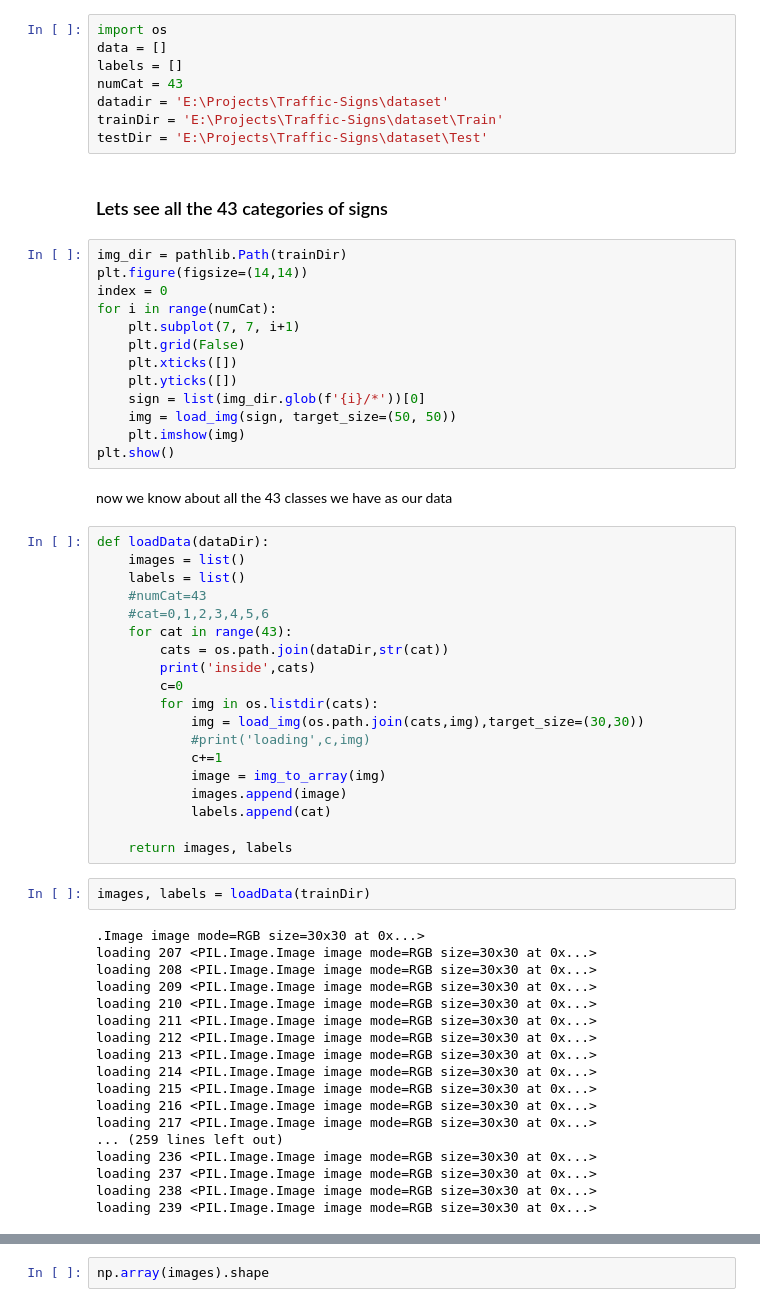
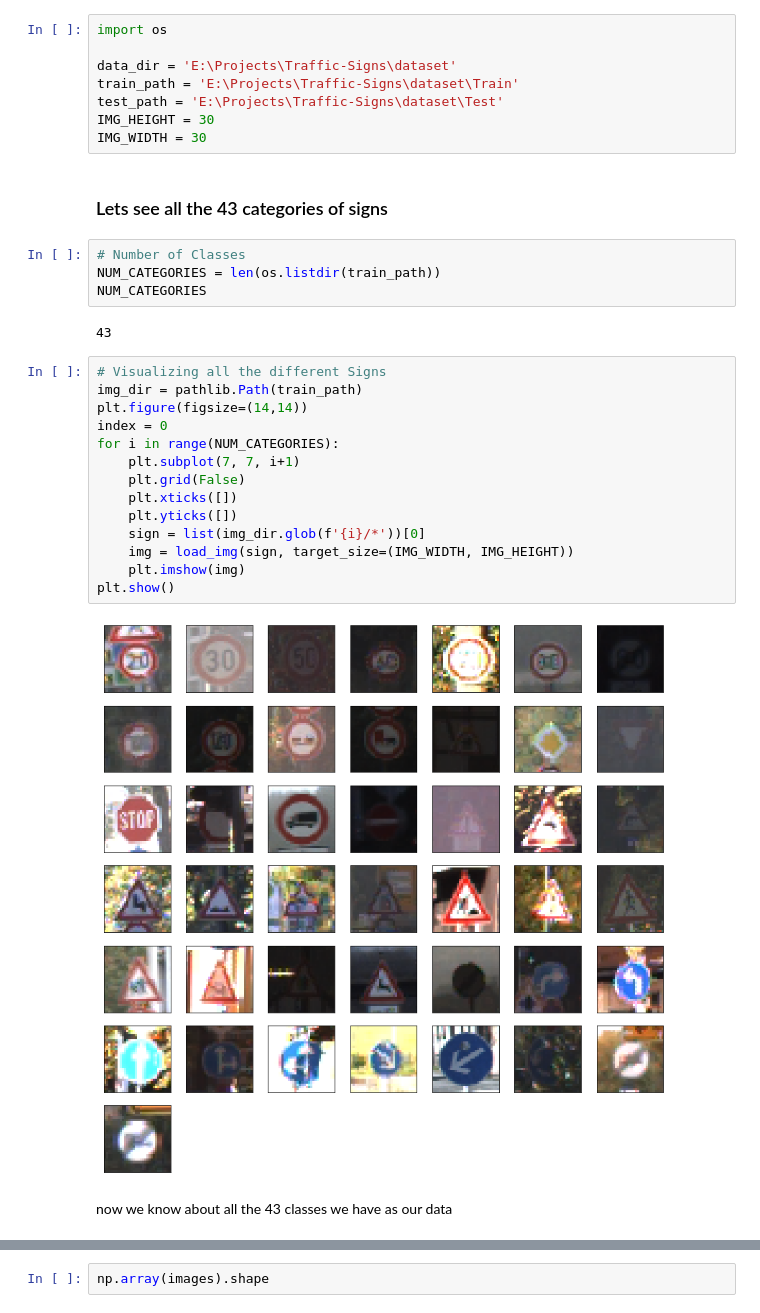
Before and after one commit to ashishsahu1/Traffic-Signs, a Jupyter notebook: model.ipynb, the cells around one changed output, grey strips where cells are left out. Drawn from its saved outputs; the diff is of its cells as text.

```diff
--- a/model.ipynb
+++ b/model.ipynb
@@ -10,65 +13,35 @@ from tensorflow.keras.preprocessing import image
 %matplotlib inline
 # %%
 import os
-data = []
-labels = []
-numCat = 43
-datadir = 'E:\Projects\Traffic-Signs\dataset'
-trainDir = 'E:\Projects\Traffic-Signs\dataset\Train'
-testDir = 'E:\Projects\Traffic-Signs\dataset\Test'
+
+data_dir = 'E:\Projects\Traffic-Signs\dataset'
+train_path = 'E:\Projects\Traffic-Signs\dataset\Train'
+test_path = 'E:\Projects\Traffic-Signs\dataset\Test'
+IMG_HEIGHT = 30
+IMG_WIDTH = 30
 # %% [markdown]
 ### Lets see all the 43 categories of signs
+# %%
+# Number of Classes
+NUM_CATEGORIES = len(os.listdir(train_path))
+NUM_CATEGORIES
+# %% [output]
+43
 # %%
-img_dir = pathlib.Path(trainDir)
+# Visualizing all the different Signs
+img_dir = pathlib.Path(train_path)
 plt.figure(figsize=(14,14))
 index = 0
-for i in range(numCat):
+for i in range(NUM_CATEGORIES):
     plt.subplot(7, 7, i+1)
     plt.grid(False)
     plt.xticks([])
     plt.yticks([])
     sign = list(img_dir.glob(f'{i}/*'))[0]
-    img = load_img(sign, target_size=(50, 50))
+    img = load_img(sign, target_size=(IMG_WIDTH, IMG_HEIGHT))
     plt.imshow(img)
 plt.show()
+# %% [output]
+[figure, added]
 # %% [markdown]
 now we know about all the 43 classes we have as our data
-# %%
-def loadData(dataDir):
-    images = list()
-    labels = list()
-    #numCat=43
-    #cat=0,1,2,3,4,5,6
-    for cat in range(43):
-        cats = os.path.join(dataDir,str(cat))
-        print('inside',cats)
-        c=0
-        for img in os.listdir(cats):
-            img = load_img(os.path.join(cats,img),target_size=(30,30))
-            #print('loading',c,img)
-            c+=1
-            image = img_to_array(img)
-            images.append(image)
-            labels.append(cat)
-
-    return images, labels
-# %%
-images, labels = loadData(trainDir)
-# %% [output]
-.Image image mode=RGB size=30x30 at 0x...>
-loading 207 <PIL.Image.Image image mode=RGB size=30x30 at 0x...>
-loading 208 <PIL.Image.Image image mode=RGB size=30x30 at 0x...>
-loading 209 <PIL.Image.Image image mode=RGB size=30x30 at 0x...>
-loading 210 <PIL.Image.Image image mode=RGB size=30x30 at 0x...>
-loading 211 <PIL.Image.Image image mode=RGB size=30x30 at 0x...>
-loading 212 <PIL.Image.Image image mode=RGB size=30x30 at 0x...>
-loading 213 <PIL.Image.Image image mode=RGB size=30x30 at 0x...>
-loading 214 <PIL.Image.Image image mode=RGB size=30x30 at 0x...>
-loading 215 <PIL.Image.Image image mode=RGB size=30x30 at 0x...>
-loading 216 <PIL.Image.Image image mode=RGB size=30x30 at 0x...>
-loading 217 <PIL.Image.Image image mode=RGB size=30x30 at 0x...>
-... (259 lines left out)
-loading 236 <PIL.Image.Image image mode=RGB size=30x30 at 0x...>
-loading 237 <PIL.Image.Image image mode=RGB size=30x30 at 0x...>
-loading 238 <PIL.Image.Image image mode=RGB size=30x30 at 0x...>
-loading 239 <PIL.Image.Image image mode=RGB size=30x30 at 0x...>
```
Also changed, not shown: parts of 11 cells of this notebook.
